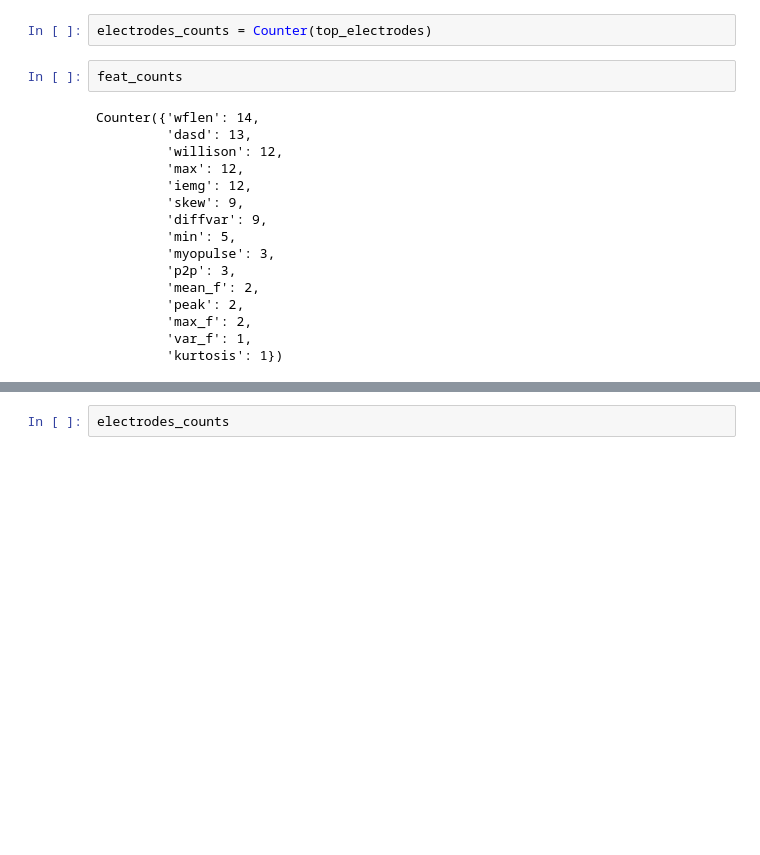
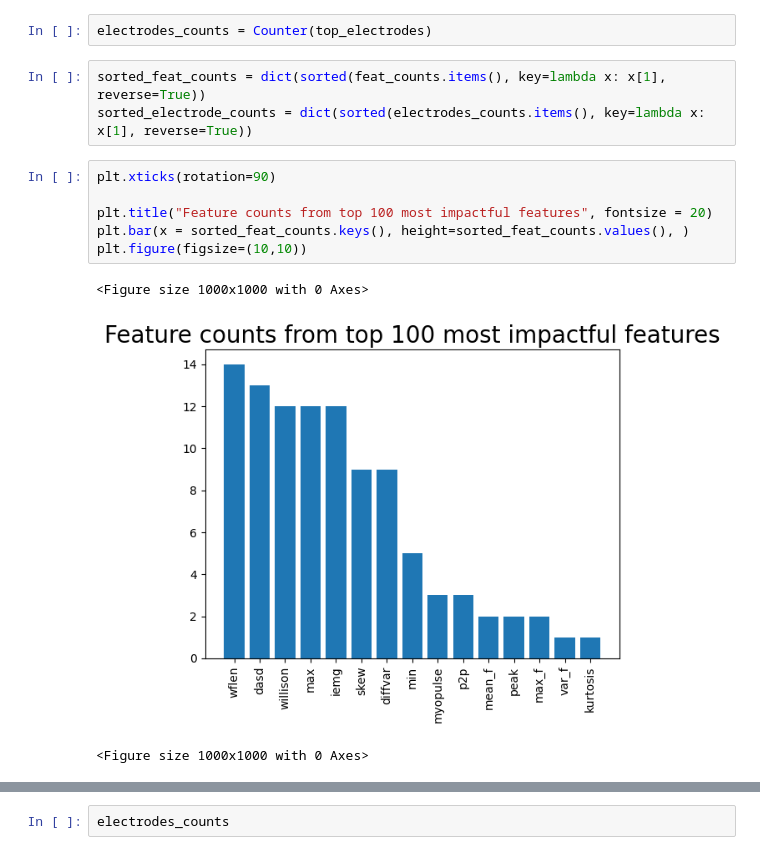
Before and after one commit to tanmaygadgil/DS5500-project, a Jupyter notebook: DL/XGB experiments.ipynb, the cells around one changed output, grey strips where cells are left out. Cells and saved outputs as stored; diff of their text form; blank space fills up the shorter version.

```diff
--- a/DL/XGB experiments.ipynb
+++ b/DL/XGB experiments.ipynb
@@ -214,21 +229,16 @@ top_features
 feat_counts = Counter(top_features)
 # %%
 electrodes_counts = Counter(top_electrodes)
+# %%
+sorted_feat_counts = dict(sorted(feat_counts.items(), key=lambda x: x[1], reverse=True))
+sorted_electrode_counts = dict(sorted(electrodes_counts.items(), key=lambda x: x[1], reverse=True))
 # %%
-feat_counts
+plt.xticks(rotation=90)
+
+plt.title("Feature counts from top 100 most impactful features", fontsize = 20)
+plt.bar(x = sorted_feat_counts.keys(), height=sorted_feat_counts.values(), )
+plt.figure(figsize=(10,10))
 # %% [output]
-Counter({'wflen': 14,
-         'dasd': 13,
-         'willison': 12,
-         'max': 12,
-         'iemg': 12,
-         'skew': 9,
-         'diffvar': 9,
-         'min': 5,
-         'myopulse': 3,
-         'p2p': 3,
-         'mean_f': 2,
-         'peak': 2,
-         'max_f': 2,
-         'var_f': 1,
-         'kurtosis': 1})
+<Figure size 1000x1000 with 0 Axes>
+[figure, added]
+<Figure size 1000x1000 with 0 Axes>
```
Also changed, not shown: parts of 15 cells of this notebook, 6 other files.
